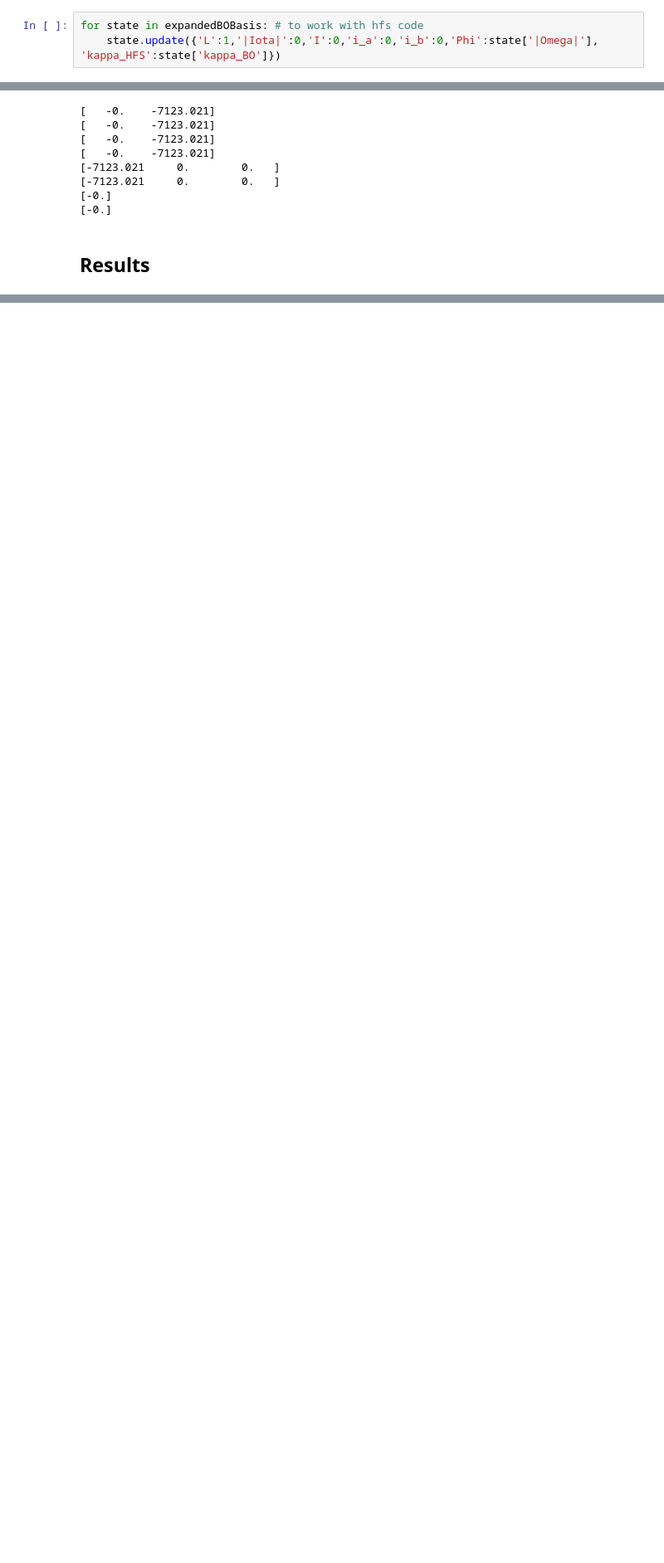
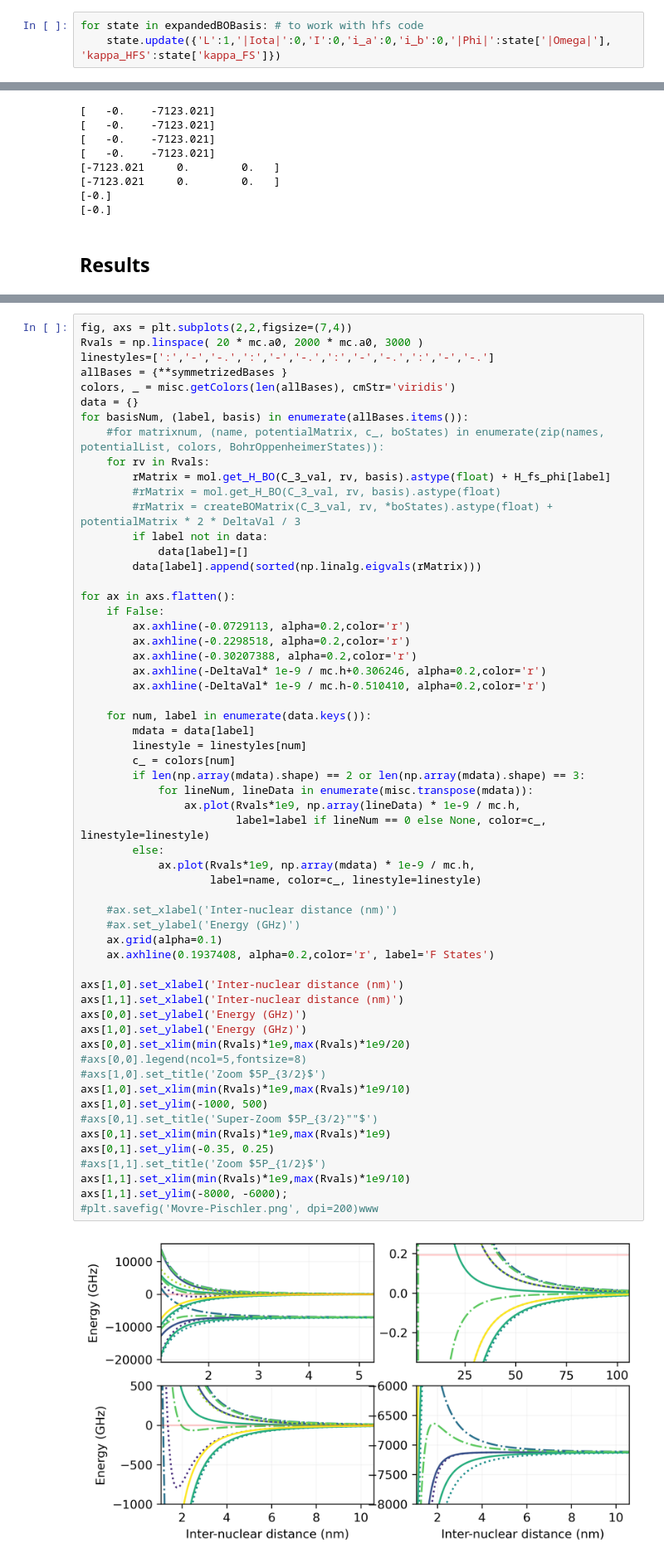
Before and after one commit to aquirdTurtle/Molecules_Code_New, a Jupyter notebook: OnlyFS_Reorganized.ipynb, the cells around one changed output, grey strips where cells are left out. Shown at 83% size. Drawn from its saved outputs; the diff is of its cells as text; blank space fills up the shorter version.

```diff
--- a/OnlyFS_Reorganized.ipynb
+++ b/OnlyFS_Reorganized.ipynb
@@ -133,6 +89,6 @@ expandedBOBasis = createExpandedCaseABasis(boStates)
 # %%
 for state in expandedBOBasis: # to work with hfs code
-    state.update({'L':1,'|Iota|':0,'I':0,'i_a':0,'i_b':0,'Phi':state['|Omega|'], 'kappa_HFS':state['kappa_BO']})
+    state.update({'L':1,'|Iota|':0,'I':0,'i_a':0,'i_b':0,'|Phi|':state['|Omega|'], 'kappa_HFS':state['kappa_FS']})
 # %%
 totalSpatialParityIncluded = ['a','b']
 symmetrizedBases = {}
@@ -349,0 +196,60 @@ print(np.linalg.eig(H_fs_phi['2g']*1e-9/mc.h)[0])
+# %%
+fig, axs = plt.subplots(2,2,figsize=(7,4))
+Rvals = np.linspace( 20 * mc.a0, 2000 * mc.a0, 3000 )
+linestyles=[':','-','-.',':','-','-.',':','-','-.',':','-','-.']
+allBases = {**symmetrizedBases }
+colors, _ = misc.getColors(len(allBases), cmStr='viridis')
+data = {}
+for basisNum, (label, basis) in enumerate(allBases.items()):
+    #for matrixnum, (name, potentialMatrix, c_, boStates) in enumerate(zip(names, potentialList, colors, BohrOppenheimerStates)):
+    for rv in Rvals:
+        rMatrix = mol.get_H_BO(C_3_val, rv, basis).astype(float) + H_fs_phi[label]
+        #rMatrix = mol.get_H_BO(C_3_val, rv, basis).astype(float)
+        #rMatrix = createBOMatrix(C_3_val, rv, *boStates).astype(float) + potentialMatrix * 2 * DeltaVal / 3
+        if label not in data:
+            data[label]=[]
+        data[label].append(sorted(np.linalg.eigvals(rMatrix)))
+
+for ax in axs.flatten():
+    if False:
+        ax.axhline(-0.0729113, alpha=0.2,color='r')
+        ax.axhline(-0.2298518, alpha=0.2,color='r')
+        ax.axhline(-0.30207388, alpha=0.2,color='r')
+        ax.axhline(-DeltaVal* 1e-9 / mc.h+0.306246, alpha=0.2,color='r')
+        ax.axhline(-DeltaVal* 1e-9 / mc.h-0.510410, alpha=0.2,color='r')
+
+    for num, label in enumerate(data.keys()):
+        mdata = data[label]
+        linestyle = linestyles[num]
+        c_ = colors[num]
+        if len(np.array(mdata).shape) == 2 or len(np.array(mdata).shape) == 3:
+            for lineNum, lineData in enumerate(misc.transpose(mdata)):
+                ax.plot(Rvals*1e9, np.array(lineData) * 1e-9 / mc.h,
+                        label=label if lineNum == 0 else None, color=c_, linestyle=linestyle)
+        else:
+            ax.plot(Rvals*1e9, np.array(mdata) * 1e-9 / mc.h,
+                    label=name, color=c_, linestyle=linestyle)
+
+    #ax.set_xlabel('Inter-nuclear distance (nm)')
+    #ax.set_ylabel('Energy (GHz)')
+    ax.grid(alpha=0.1)
+    ax.axhline(0.1937408, alpha=0.2,color='r', label='F States')
+
+axs[1,0].set_xlabel('Inter-nuclear distance (nm)')
+axs[1,1].set_xlabel('Inter-nuclear distance (nm)')
+axs[0,0].set_ylabel('Energy (GHz)')
+axs[1,0].set_ylabel('Energy (GHz)')
+axs[0,0].set_xlim(min(Rvals)*1e9,max(Rvals)*1e9/20)
+#axs[0,0].legend(ncol=5,fontsize=8)
+#axs[1,0].set_title('Zoom $5P_{3/2}$')
+axs[1,0].set_xlim(min(Rvals)*1e9,max(Rvals)*1e9/10)
+axs[1,0].set_ylim(-1000, 500)
+#axs[0,1].set_title('Super-Zoom $5P_{3/2}""$')
+axs[0,1].set_xlim(min(Rvals)*1e9,max(Rvals)*1e9)
+axs[0,1].set_ylim(-0.35, 0.25)
+#axs[1,1].set_title('Zoom $5P_{1/2}$')
+axs[1,1].set_xlim(min(Rvals)*1e9,max(Rvals)*1e9/10)
+axs[1,1].set_ylim(-8000, -6000);
+#plt.savefig('Movre-Pischler.png', dpi=200)www
+# %% [output]
+[figure, added]
```
Also changed, not shown: parts of 21 cells of this notebook, 6 other files.
